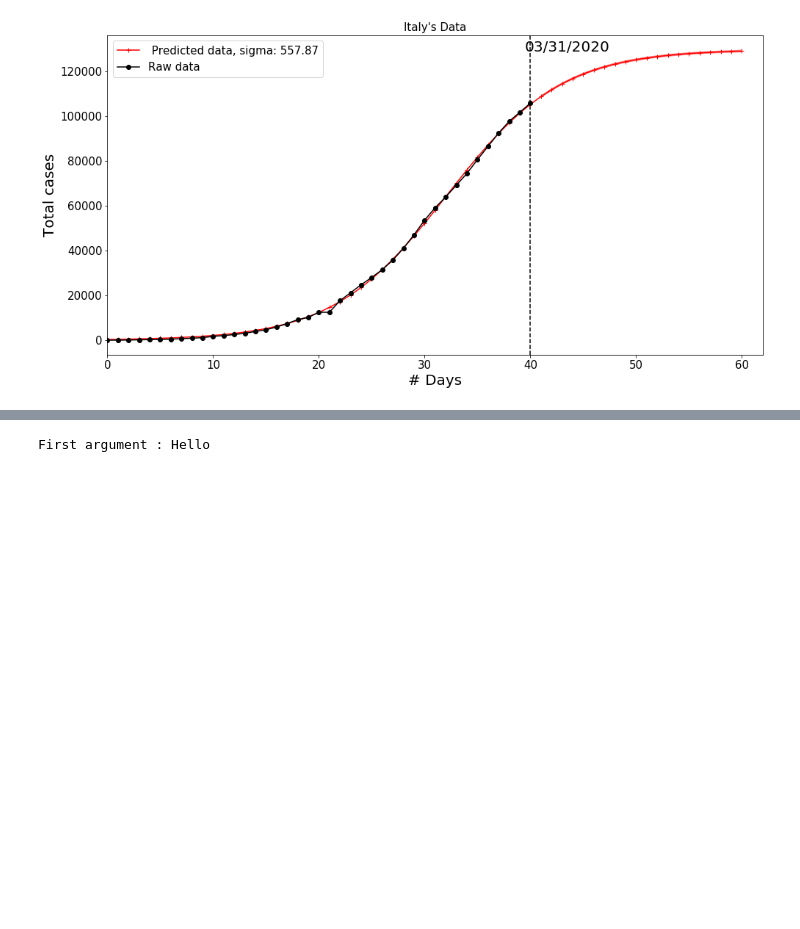
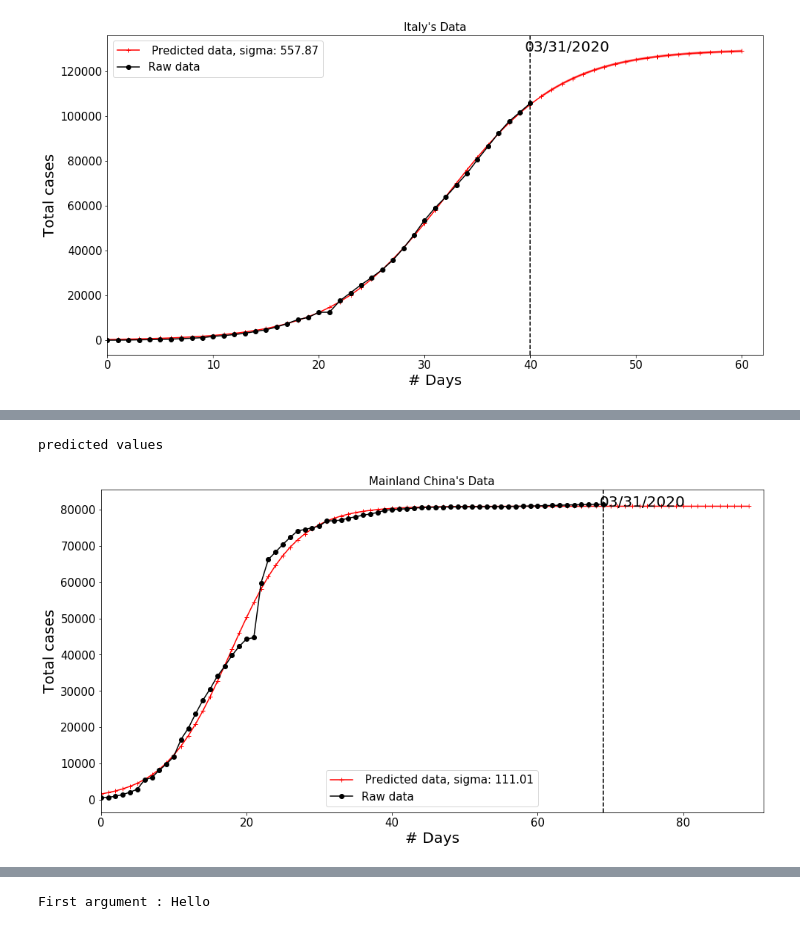
Before and after one commit to sidhant-guliani/covid19_representation_live-data, a Jupyter notebook: COVID19_representation.ipynb, the cells around one changed output, grey strips where cells are left out. Cells and saved outputs as stored; diff of their text form; code cells hidden in the pictures; blank space fills up the shorter version.

```diff
--- a/COVID19_representation.ipynb
+++ b/COVID19_representation.ipynb
@@ -215,0 +80,5 @@ for i in range(10):
+# %%
+cpredict.predict("Mainland China", "confirm", 20, 0, 0)
+# %% [output]
+predicted values
+[figure, added]
```
Also changed, not shown: parts of 9 cells of this notebook.
